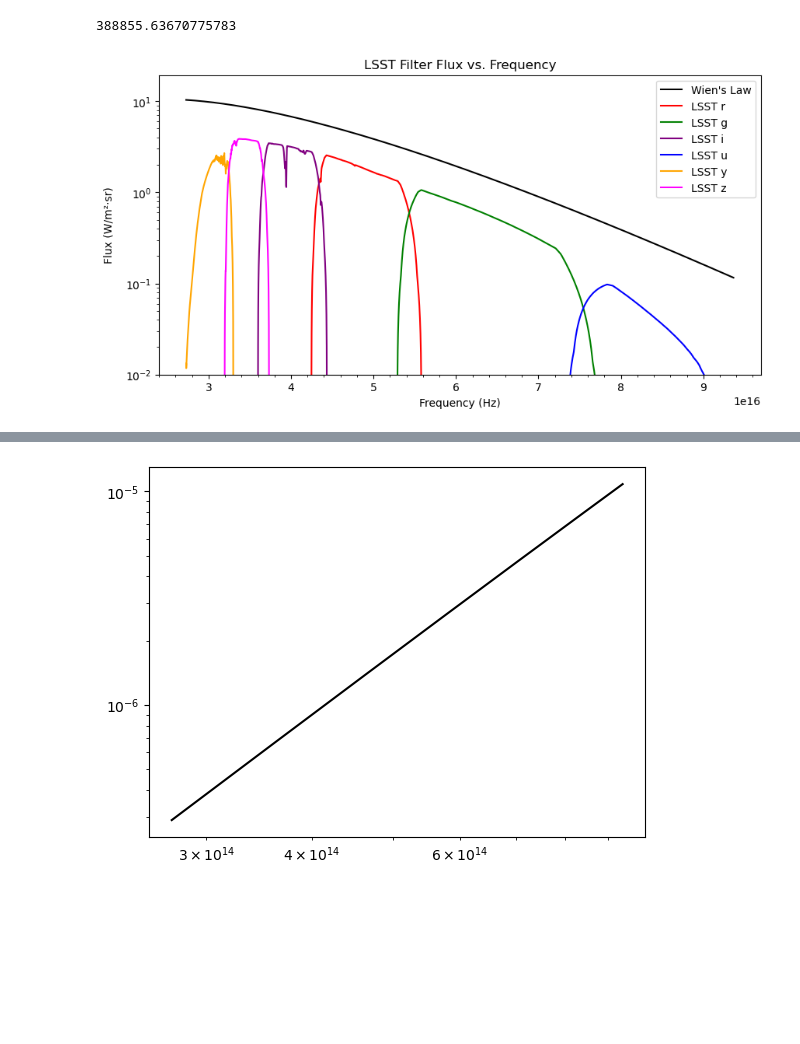
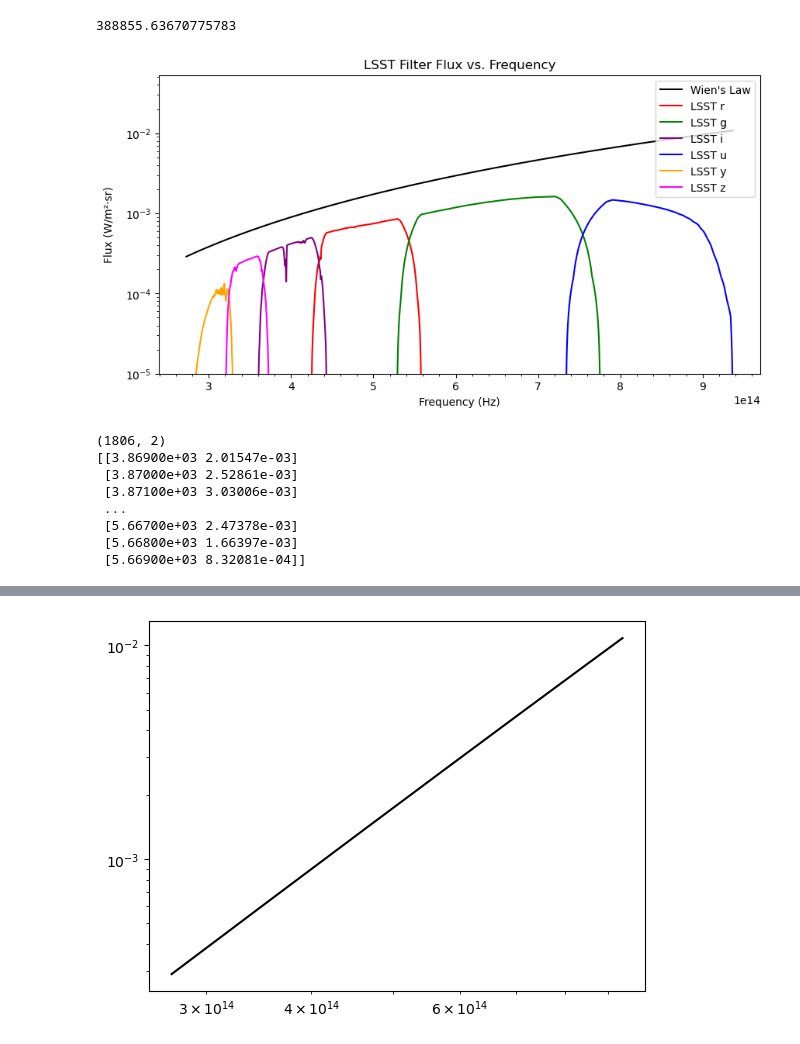
Before and after one commit to varunprit/Coding, a Jupyter notebook: mcfacts/LSST_eff.ipynb, the cells around one changed output, grey strips where cells are left out. Cells and saved outputs as stored; diff of their text form; code cells hidden in the pictures; blank space fills up the shorter version.

```diff
--- a/mcfacts/LSST_eff.ipynb
+++ b/mcfacts/LSST_eff.ipynb
@@ -106,51 +106,45 @@ def wien_fxn(filter, t):
     return B
 
 
+def read_filter(path):
+    """Reads a 2-column LSST filter file using NumPy."""
+    return np.loadtxt(path)
+
 # Reading and convering the LSST filter data
-
-
-r = pd.read_csv('../data/filters/LSST_r.dat', delim_whitespace=True)
+g = read_filter('../data/filters//LSST_g.dat')
+# green filter from 3865-5669
+i = read_filter('../data/filters//LSST_i.dat')
 #red filter from 5371-7059
-g = pd.read_csv('../data/filters//LSST_g.dat', delim_whitespace=True)
-# green filter from 3865-5669
-i = pd.read_csv('../data/filters//LSST_i.dat', delim_whitespace=True)
+r = read_filter('../data/filters//LSST_r.dat')
 # infrared filter from 6761-8329
-u = pd.read_csv('../data/filters//LSST_u.dat', delim_whitespace=True)
+u = read_filter('../data/filters//LSST_u.dat')
 # ultraviolet filter from 3201-4085
-y = pd.read_csv('../data/filters//LSST_y.dat', delim_whitespace=True)
+y = read_filter('../data/filters//LSST_y.dat')
 # y filter from 9085-10989
-z = pd.read_csv('../data/filters//LSST_z.dat', delim_whitespace=True)
+z = read_filter('../data/filters//LSST_z.dat')
 # z filter from 8031-9385
 
-r_eff = r.iloc[:, 1]  # 0 for wavelength 1 for transmission
-g_eff = g.iloc[:, 1]
-i_eff = i.iloc[:, 1]
-u_eff = u.iloc[:, 1]
-y_eff = y.iloc[:, 1]
-z_eff = z.iloc[:, 1]
+r_filter, r_eff = r[:,0], r[:,1] # 0 for wavelength 1 for transmission
+g_filter, g_eff = g[:,0], g[:,1]
+i_filter, i_eff = i[:,0], i[:,1]
+u_filter, u_eff = u[:,0], u[:,1]
+y_filter, y_eff = y[:,0], y[:,1]
+z_filter, z_eff = z[:,0], z[:,1]
 
-
-r_filter = r.iloc[:, 0]  # 0 for wavelength 1 for transmission
-g_filter = g.iloc[:, 0]
-i_filter = i.iloc[:, 0]
-u_filter = u.iloc[:, 0]
-y_filter = y.iloc[:, 0]
-z_filter = z.iloc[:, 0]
-
-r_wave = r_filter * 1e-10 # I think its in angstroms
-g_wave = g_filter * 1e-10
-i_wave = i_filter * 1e-10
-u_wave = u_filter * 1e-10
-y_wave = y_filter * 1e-10
-z_wave = z_filter * 1e-10
+r_wave = r_filter * 1e-12 # angstroms to cm
+g_wave = g_filter * 1e-12
+i_wave = i_filter * 1e-12
+u_wave = u_filter * 1e-12
+y_wave = y_filter * 1e-12
+z_wave = z_filter * 1e-12
 
 # converting wavelength to frequency
-r_freq = c/r_wave #using c already below as 3e8
-g_freq = c/g_wave
-i_freq = c/i_wave
-u_freq = c/u_wave
-y_freq = c/y_wave
-z_freq = c/z_wave
+r_freq = (c/100)/r_wave #using c already below as 3e8
+g_freq = (c/100)/g_wave
+i_freq = (c/100)/i_wave
+u_freq = (c/100)/u_wave
+y_freq = (c/100)/y_wave
+z_freq = (c/100)/z_wave
 
 
 b_fs = v_fs / c
@@ -243,32 +237,43 @@ plt.figure(figsize=(10, 5))
 
 if b_fs*gamma_fs <= 0.03:
     plt.plot(sorted_freq, planck_total, color='black', label="Planck's Law")
     plt.plot(r_freq, r_planck, color='red', label='LSST r')
     plt.plot(g_freq, g_planck, color='green', label='LSST g')
     plt.plot(i_freq, i_planck, color='purple', label='LSST i')
     plt.plot(u_freq, u_planck, color='blue', label='LSST u')
     plt.plot(y_freq, y_planck, color='orange', label='LSST y')
     plt.plot(z_freq, z_planck, color='magenta', label='LSST z')
     plt.yscale('log')  # Set y-axis to logarithmic scale
 else:
     plt.plot(sorted_freq, wien_total, color='black', label="Wien's Law")
     plt.plot(r_freq, r_wien, color='red', label='LSST r')
     plt.plot(g_freq, g_wien, color='green', label='LSST g')
     plt.plot(i_freq, i_wien, color='purple', label='LSST i')
     plt.plot(u_freq, u_wien, color='blue', label='LSST u')
     plt.plot(y_freq, y_wien, color='orange', label='LSST y')
     plt.plot(z_freq, z_wien, color='magenta', label='LSST z')
     plt.yscale('log')  # Set y-axis to logarithmic scale
 
 #labels
 plt.xlabel("Frequency (Hz)")
 plt.ylabel("Flux (W/m²·sr)", labelpad=10)
-plt.ylim(bottom=1e-2) # Makes y axis at 0
+plt.ylim(bottom=1e-5) # Makes y axis at 0
 plt.minorticks_on()  # Add ticks inside the axis
 plt.title("LSST Filter Flux vs. Frequency")
 plt.legend(loc='upper right')
 
 plt.show()
+
+print(g.shape)
+print(g[5:])   # last 5 rows
 # %% [output]
 388855.63670775783
-[figure, old version]
+[figure, new version]
+(1806, 2)
+[[3.86900e+03 2.01547e-03]
+ [3.87000e+03 2.52861e-03]
+ [3.87100e+03 3.03006e-03]
+ ...
+ [5.66700e+03 2.47378e-03]
+ [5.66800e+03 1.66397e-03]
+ [5.66900e+03 8.32081e-04]]
```
Also changed, not shown: parts of 8 cells of this notebook, 2 other files.
